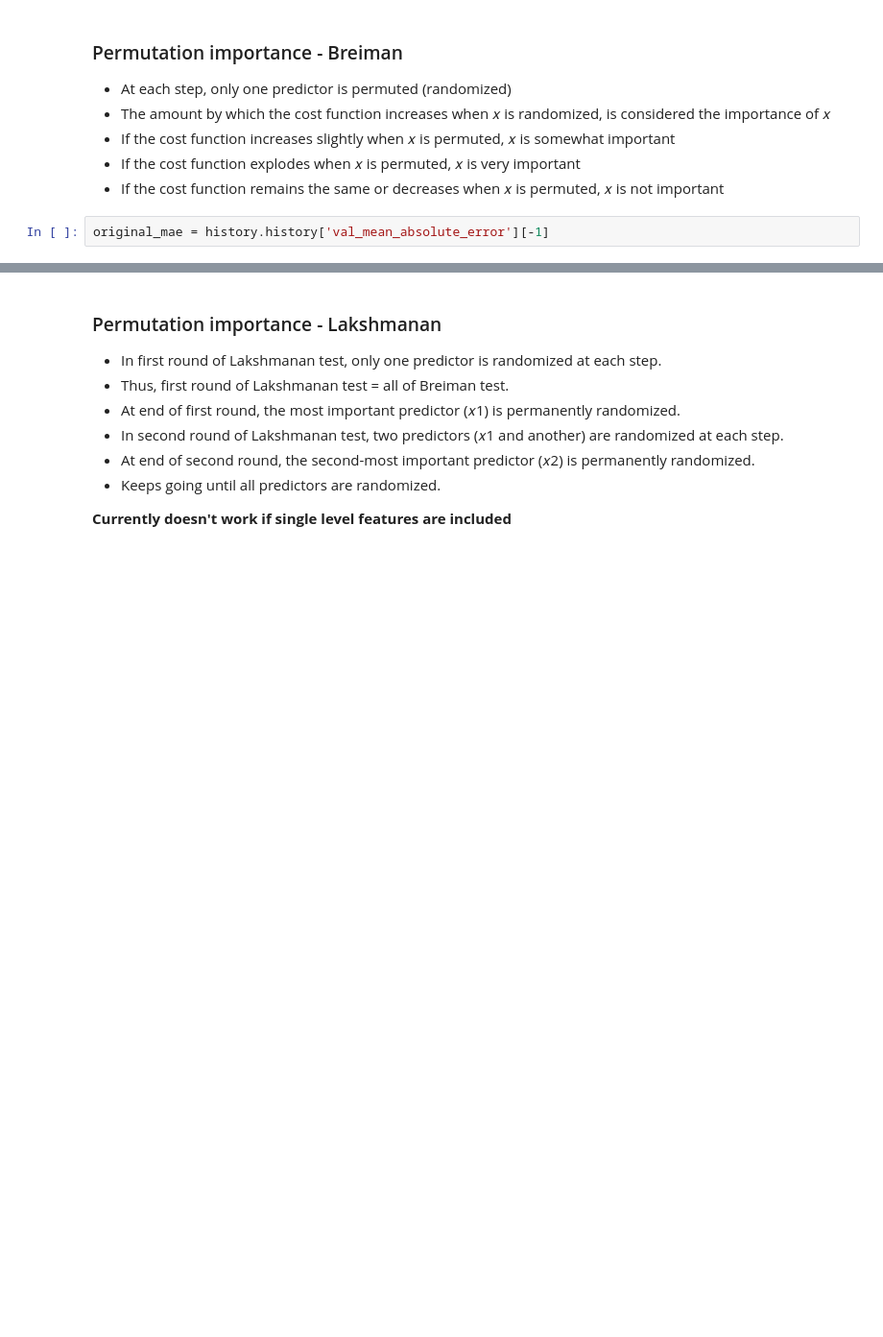
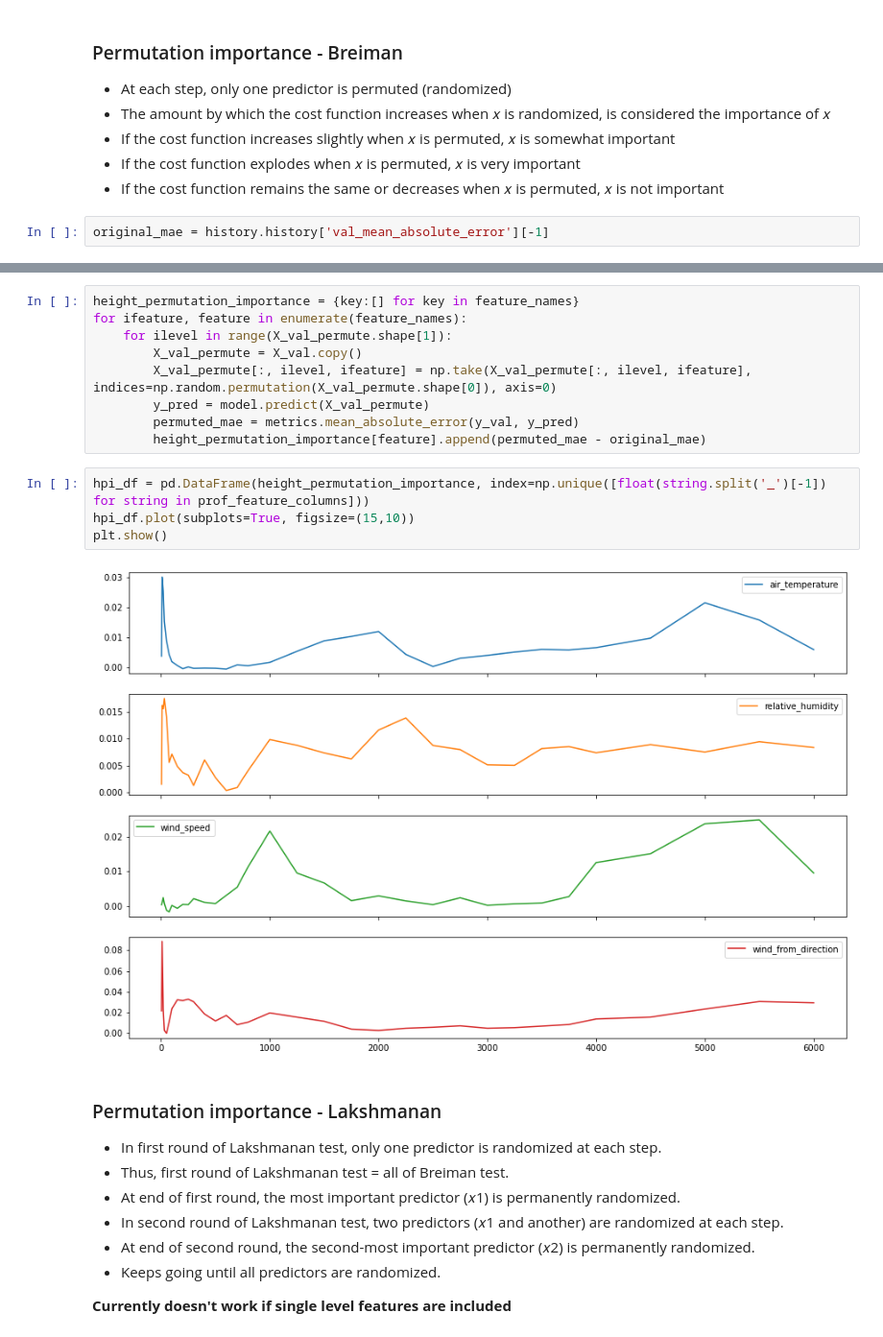
Before and after one commit to informatics-lab/precip_rediagnosis, a Jupyter notebook: model_pipeline/prd_feature_importance_demo.ipynb, the cells around one changed output, grey strips where cells are left out. Shown at 96% size. Cells and saved outputs as stored; diff of their text form; blank space fills up the shorter version.

```diff
--- a/model_pipeline/prd_feature_importance_demo.ipynb
+++ b/model_pipeline/prd_feature_importance_demo.ipynb
@@ -330,3 +324,18 @@ plt.show()
+# %%
+height_permutation_importance = {key:[] for key in feature_names}
+for ifeature, feature in enumerate(feature_names):
+    for ilevel in range(X_val_permute.shape[1]):
+        X_val_permute = X_val.copy()
+        X_val_permute[:, ilevel, ifeature] = np.take(X_val_permute[:, ilevel, ifeature], indices=np.random.permutation(X_val_permute.shape[0]), axis=0)
+        y_pred = model.predict(X_val_permute)
+        permuted_mae = metrics.mean_absolute_error(y_val, y_pred)
+        height_permutation_importance[feature].append(permuted_mae - original_mae)
+# %%
+hpi_df = pd.DataFrame(height_permutation_importance, index=np.unique([float(string.split('_')[-1]) for string in prof_feature_columns]))
+hpi_df.plot(subplots=True, figsize=(15,10))
+plt.show()
+# %% [output]
+[figure, added]
 # %% [markdown]
 ### Permutation importance - Lakshmanan
  - In first round of Lakshmanan test, only one predictor is randomized at each step.
```
Also changed, not shown: parts of 42 cells of this notebook.
